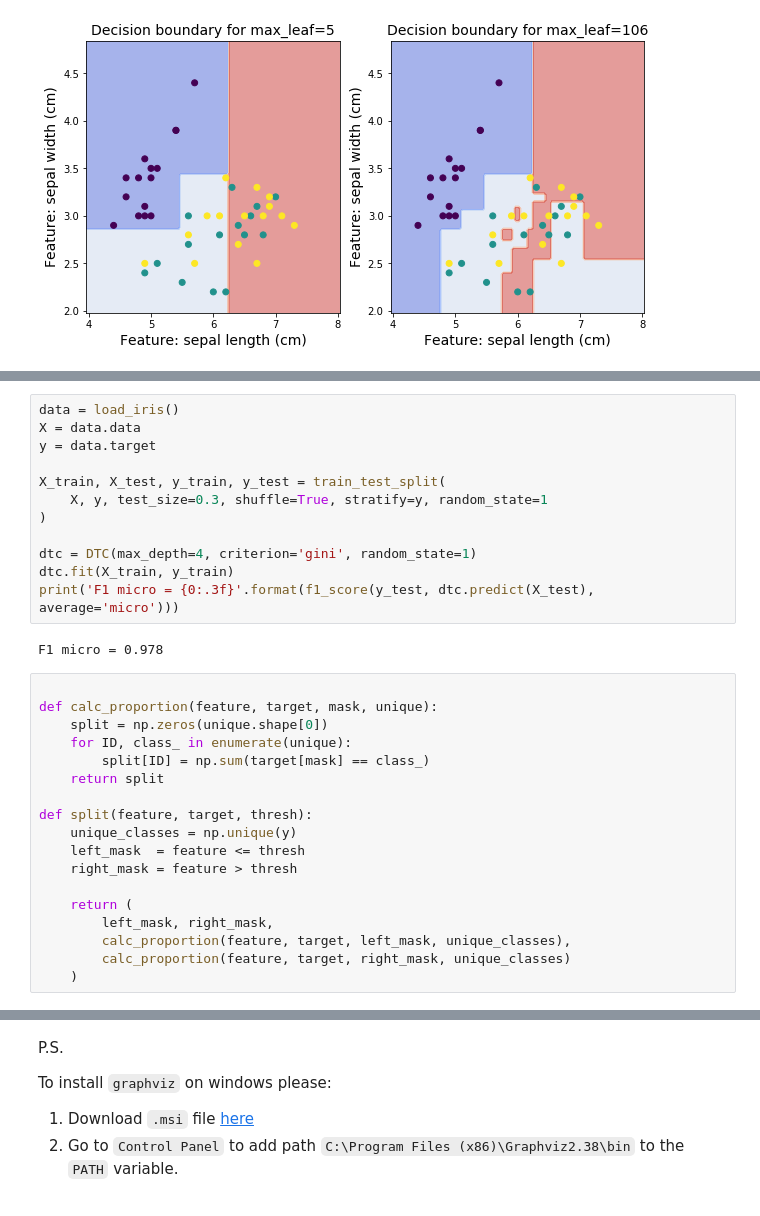
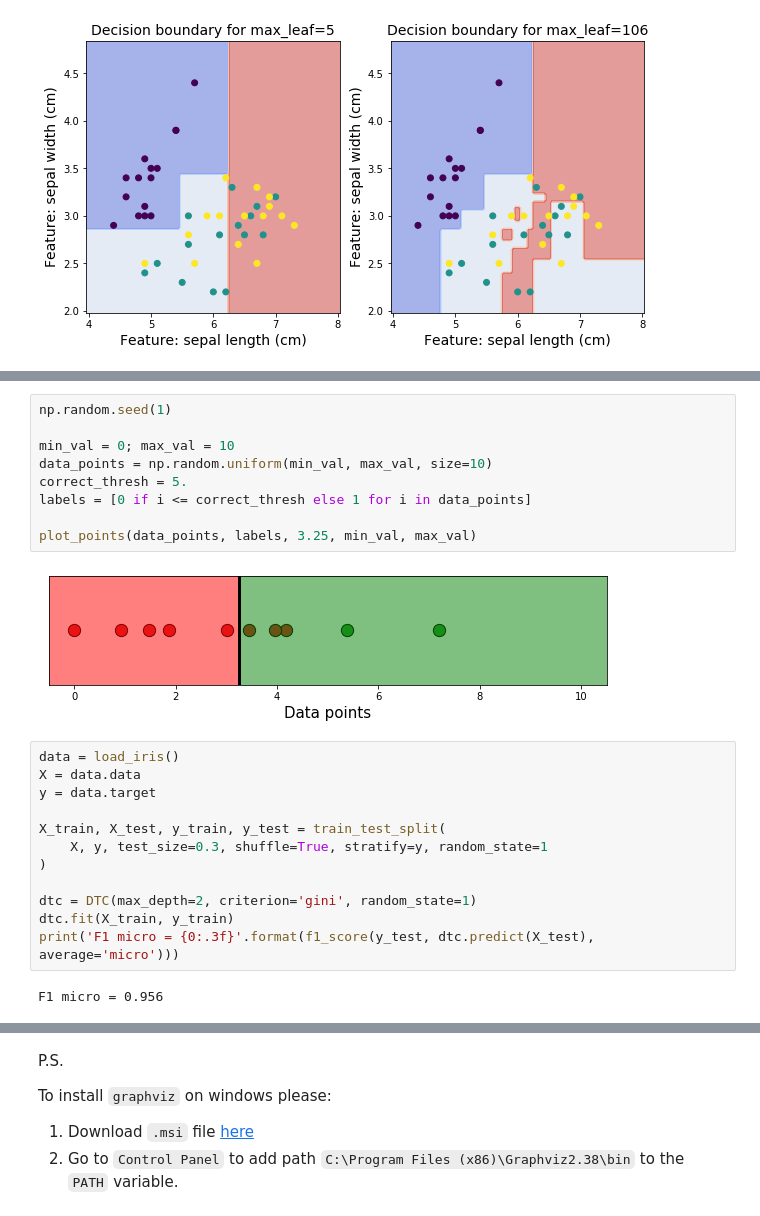
Before and after one commit to ZakharovAleksey/Study, a Jupyter notebook: Machine Learning/Yandex_specialization/trees.ipynb, the cells around one changed output, grey strips where cells are left out. Drawn from its saved outputs; the diff is of its cells as text.

```diff
--- a/Machine Learning/Yandex_specialization/trees.ipynb
+++ b/Machine Learning/Yandex_specialization/trees.ipynb
@@ -251,3 +333,14 @@ def gini(n_samples : int, proportions : list) -> float:
+# %%
+np.random.seed(1)
+
+min_val = 0; max_val = 10
+data_points = np.random.uniform(min_val, max_val, size=10)
+correct_thresh = 5.
+labels = [0 if i <= correct_thresh else 1 for i in data_points]
+
+plot_points(data_points, labels, 3.25, min_val, max_val)
+# %% [output]
+[figure, added]
 # %%
 data = load_iris()
 X = data.data
@@ -257,26 +350,8 @@ X_train, X_test, y_train, y_test = train_test_split(
     X, y, test_size=0.3, shuffle=True, stratify=y, random_state=1
 )
 
-dtc = DTC(max_depth=4, criterion='gini', random_state=1)
+dtc = DTC(max_depth=2, criterion='gini', random_state=1)
 dtc.fit(X_train, y_train)
 print('F1 micro = {0:.3f}'.format(f1_score(y_test, dtc.predict(X_test), average='micro')))
 # %% [output]
-F1 micro = 0.978
+F1 micro = 0.956
-# %%
-
-def calc_proportion(feature, target, mask, unique):
-    split = np.zeros(unique.shape[0])
-    for ID, class_ in enumerate(unique):
-        split[ID] = np.sum(target[mask] == class_)
-    return split
-
-def split(feature, target, thresh):
-    unique_classes = np.unique(y)
-    left_mask  = feature <= thresh
-    right_mask = feature > thresh
-
-    return (
-        left_mask, right_mask,
-        calc_proportion(feature, target, left_mask, unique_classes),
-        calc_proportion(feature, target, right_mask, unique_classes)
-    )
```
Also changed, not shown: parts of 13 cells of this notebook, 2 other files.
